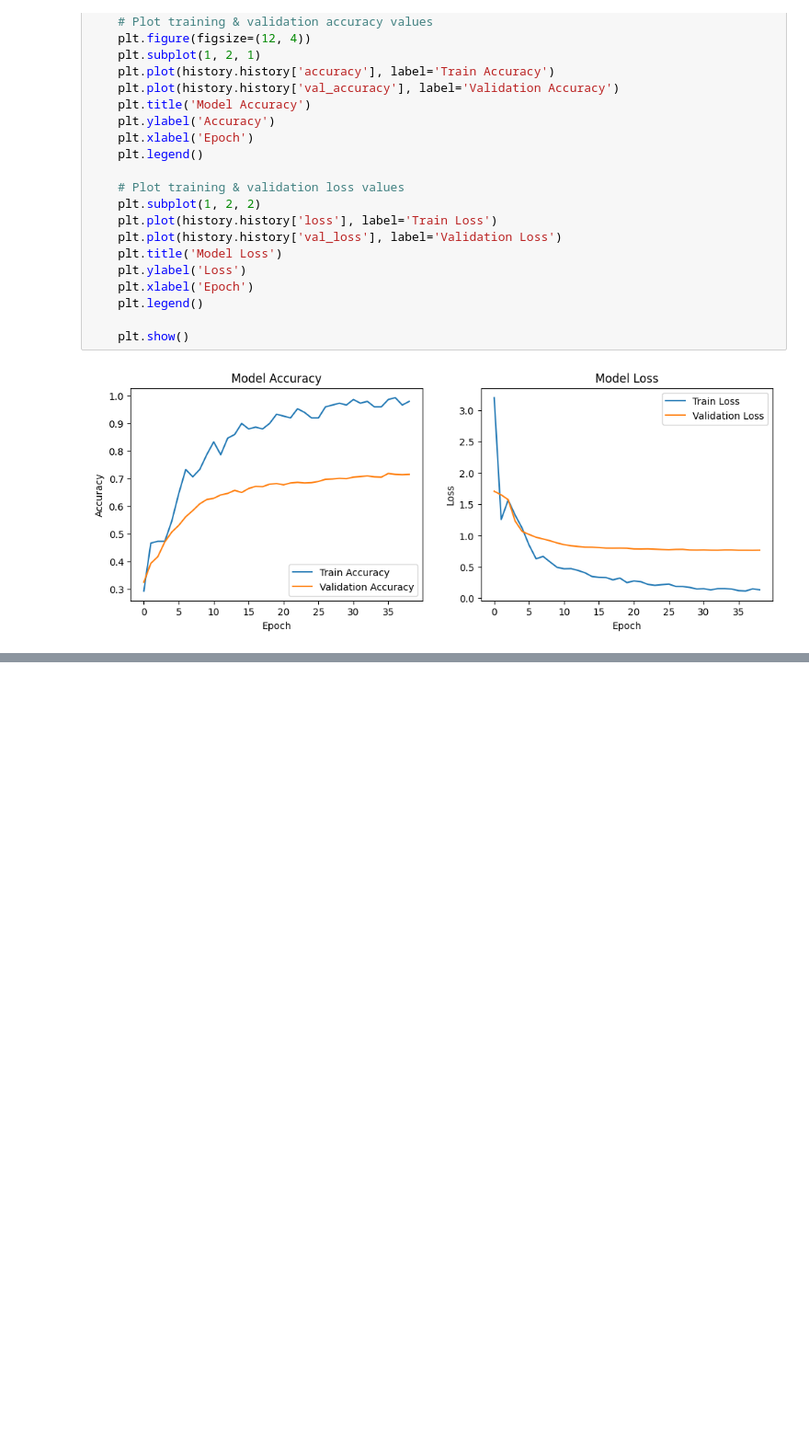
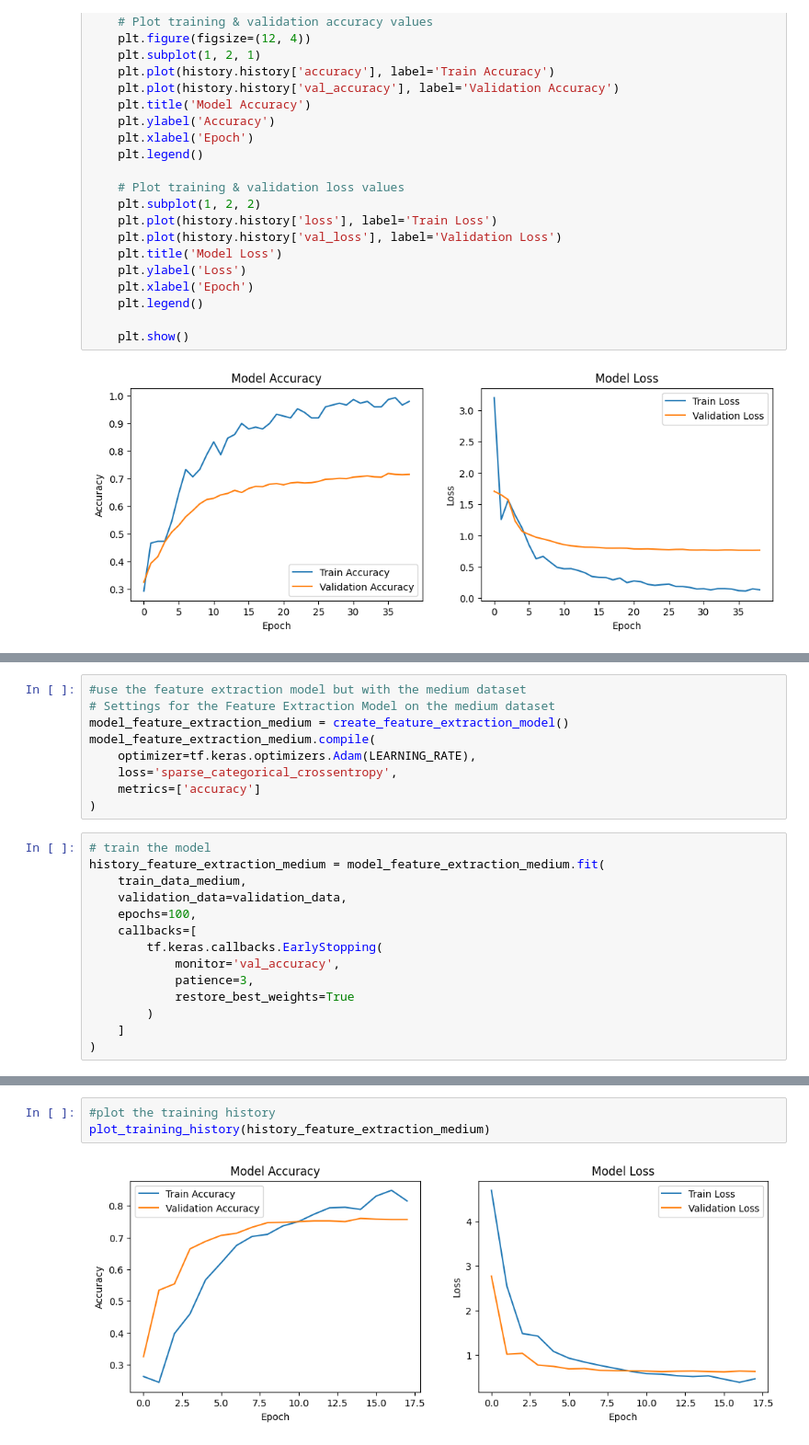
Before and after one commit to bglemser/Diatom, a Jupyter notebook: 5_Assignments/Week4_Fast_Food_Part2.ipynb, the cells around one changed output, grey strips where cells are left out. Shown: that part at 92% size. Saved outputs shown, nothing was run; the diff lists cells and outputs as text; blank space fills up the shorter version.

Commit message:
FAdded results of model trainig for week 4 notebook

```diff
--- a/5_Assignments/Week4_Fast_Food_Part2.ipynb
+++ b/5_Assignments/Week4_Fast_Food_Part2.ipynb
@@ -562,0 +567,23 @@ def plot_training_history(history):
+# %%
+#use the feature extraction model but with the medium dataset
+# Settings for the Feature Extraction Model on the medium dataset
+model_feature_extraction_medium = create_feature_extraction_model()
+model_feature_extraction_medium.compile(
+    optimizer=tf.keras.optimizers.Adam(LEARNING_RATE),
+    loss='sparse_categorical_crossentropy',
+    metrics=['accuracy']
+)
+# %%
+# train the model
+history_feature_extraction_medium = model_feature_extraction_medium.fit(
+    train_data_medium,
+    validation_data=validation_data,
+    epochs=100,
+    callbacks=[
+        tf.keras.callbacks.EarlyStopping(
+            monitor='val_accuracy',
+            patience=3,
+            restore_best_weights=True
+        )
+    ]
+)
@@ -562,0 +608,5 @@ def plot_training_history(history):
+# %%
+#plot the training history
+plot_training_history(history_feature_extraction_medium)
+# %% [output]
+[figure, added]
```
Also changed, not shown: parts of 3 cells of this notebook, 2 other files.
